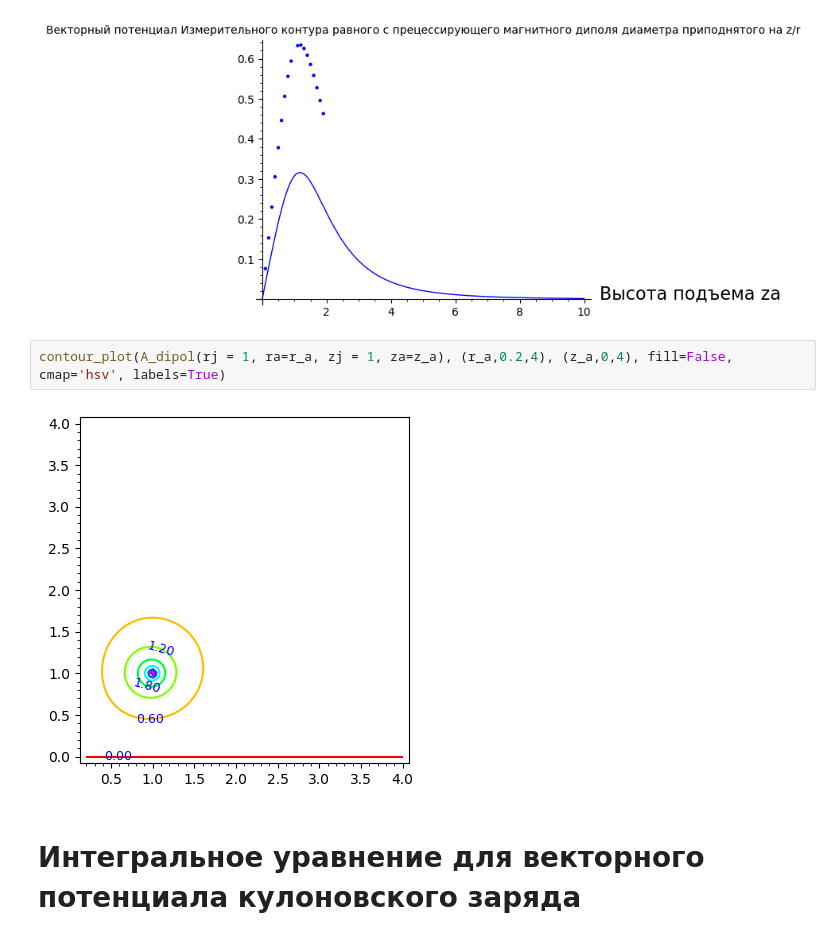
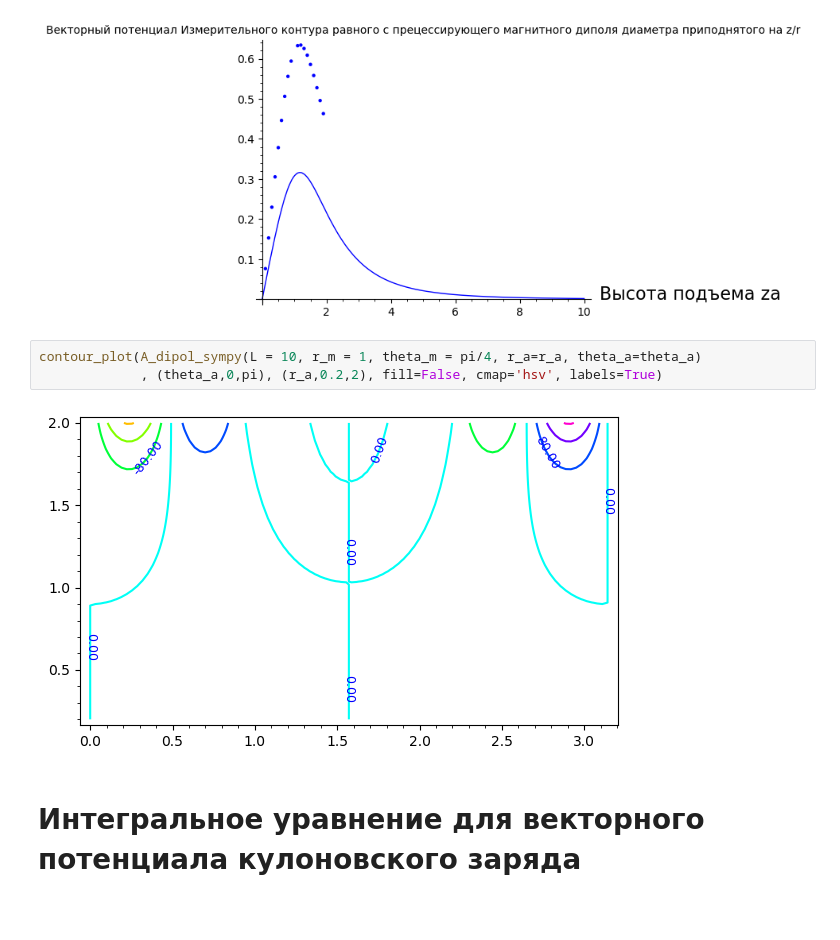
Before and after one commit to daju1/articles, a Jupyter notebook: electrostatic_vector_potential/Vector_potential_of_a_precessing_magnetic_dipole_in_spherical_coordinates.ipynb, the cells around one changed output. Cells and saved outputs as stored; diff of their text form; blank space fills up the shorter version.

```diff
--- a/electrostatic_vector_potential/Vector_potential_of_a_precessing_magnetic_dipole_in_spherical_coordinates.ipynb
+++ b/electrostatic_vector_potential/Vector_potential_of_a_precessing_magnetic_dipole_in_spherical_coordinates.ipynb
@@ -681,9 +675,10 @@ p.show(title="Векторный потенциал Измерительного
 # %% [output]
 [figure]
 # %%
-contour_plot(A_dipol(rj = 1, ra=r_a, zj = 1, za=z_a), (r_a,0.2,4), (z_a,0,4), fill=False, cmap='hsv', labels=True)
+contour_plot(A_dipol_sympy(L = 10, r_m = 1, theta_m = pi/4, r_a=r_a, theta_a=theta_a)
+             , (theta_a,0,pi), (r_a,0.2,2), fill=False, cmap='hsv', labels=True)
 # %% [output]
-[figure, old version]
+[figure, new version]
 # %% [markdown]
 # Интегральное уравнение для векторного потенциала кулоновского заряда
 # %% [markdown]
```
Also changed, not shown: parts of 23 cells of this notebook.
